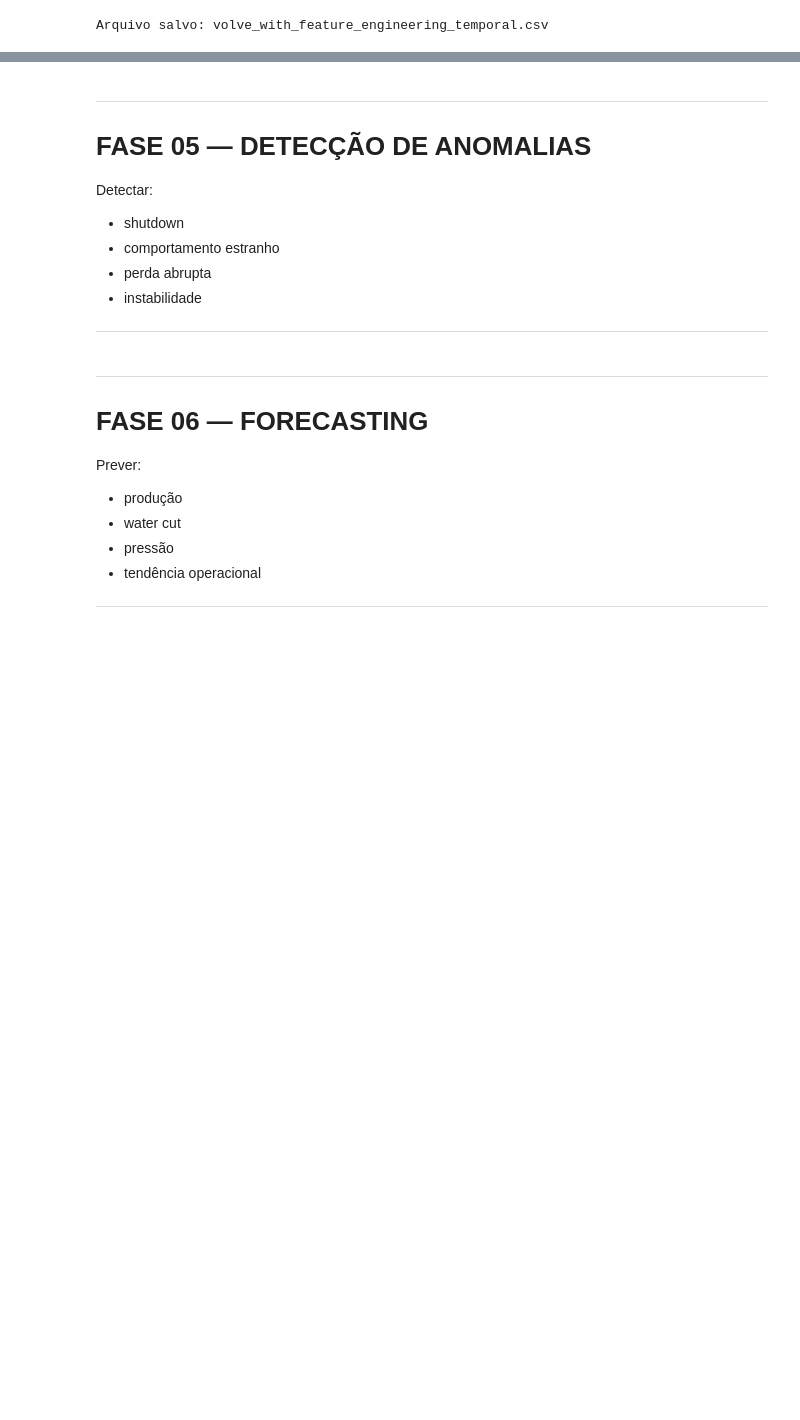
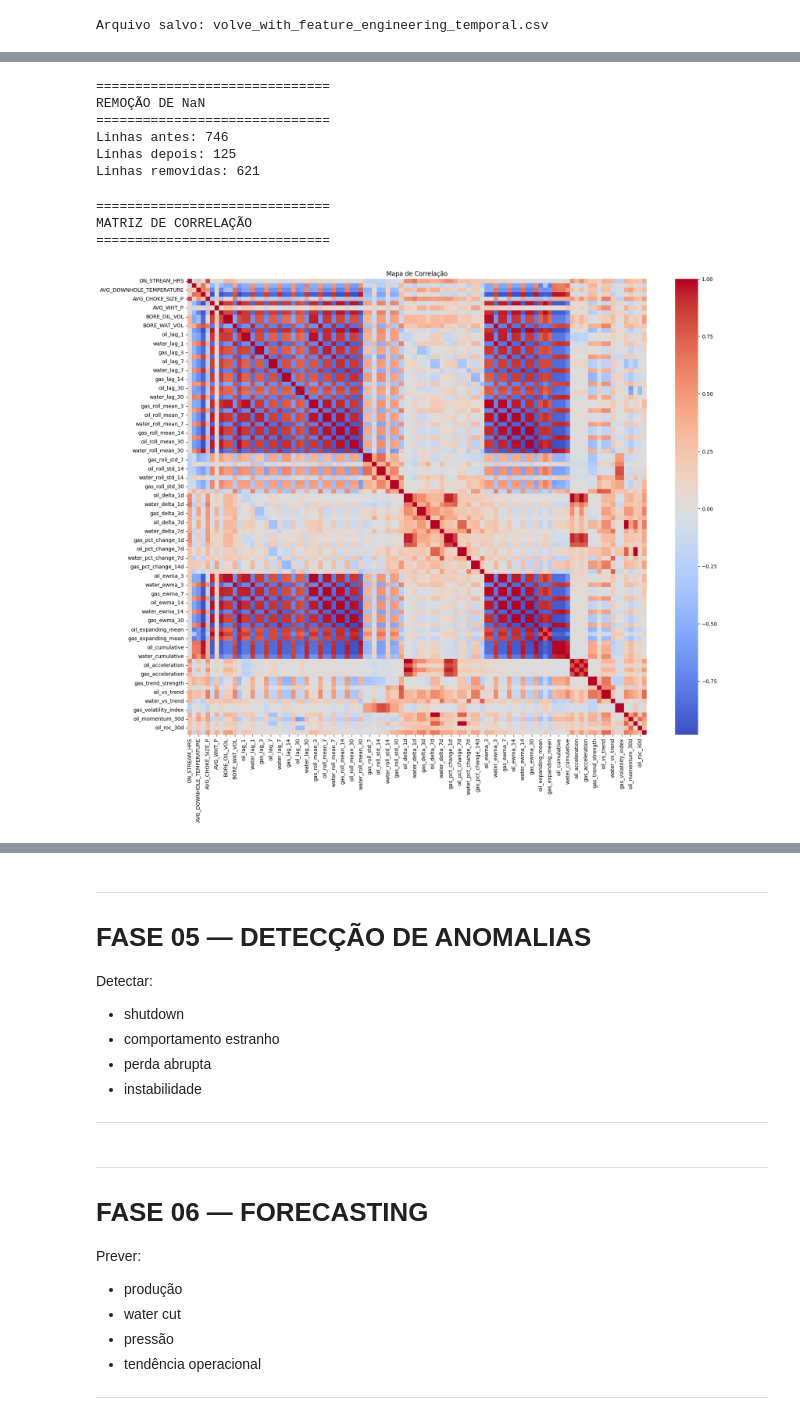
Before and after one commit to marcusvbrangel/production-surveillance, a Jupyter notebook: production_surveillance.ipynb, the cells around one changed output, grey strips where cells are left out. Cells and saved outputs as stored; diff of their text form; code cells hidden in the pictures; blank space fills up the shorter version.

```diff
--- a/production_surveillance.ipynb
+++ b/production_surveillance.ipynb
@@ -2400,0 +2587,69 @@ Criar:
+# %%
+# ============================================================
+# REMOÇÃO DE LINHAS COM NAN
+# ============================================================
+
+print("\n==============================")
+print("REMOÇÃO DE NaN")
+print("==============================")
+
+rows_before = len(df)
+
+df_clean = df.dropna().copy()
+
+rows_after = len(df_clean)
+
+print(f"Linhas antes: {rows_before}")
+print(f"Linhas depois: {rows_after}")
+print(f"Linhas removidas: {rows_before - rows_after}")
+# %% [output]
+==============================
+REMOÇÃO DE NaN
+==============================
+Linhas antes: 746
+Linhas depois: 125
+Linhas removidas: 621
+# %%
+# ============================================================
+# RESET DE ÍNDICE
+# ============================================================
+
+df_clean = df_clean.reset_index(drop=True)
+# %%
+# ============================================================
+# REIDENTIFICAÇÃO DE COLUNAS NUMÉRICAS
+# ============================================================
+
+numeric_cols = df_clean.select_dtypes(include=np.number).columns.tolist()
+# %%
+# ============================================================
+# MATRIZ DE CORRELAÇÃO
+# ============================================================
+
+print("\n==============================")
+print("MATRIZ DE CORRELAÇÃO")
+print("==============================")
+
+corr_matrix = df_clean[numeric_cols].corr()
+# %% [output]
+==============================
+MATRIZ DE CORRELAÇÃO
+==============================
+# %%
+# ============================================================
+# HEATMAP DE CORRELAÇÃO
+# ============================================================
+
+plt.figure(figsize=(20,16))
+
+sns.heatmap(
+    corr_matrix,
+    cmap="coolwarm",
+    center=0
+)
+
+plt.title("Mapa de Correlação")
+
+plt.show()
+# %% [output]
+[figure, added]
```
Also changed, not shown: parts of 31 cells of this notebook.
